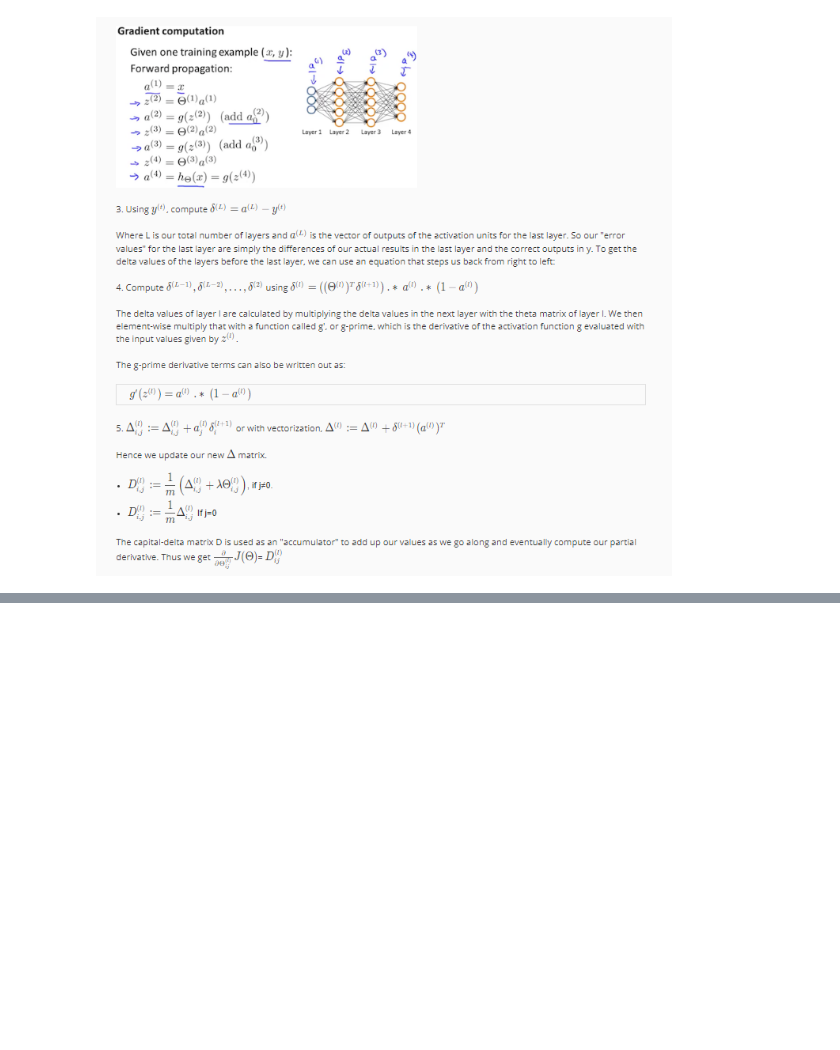
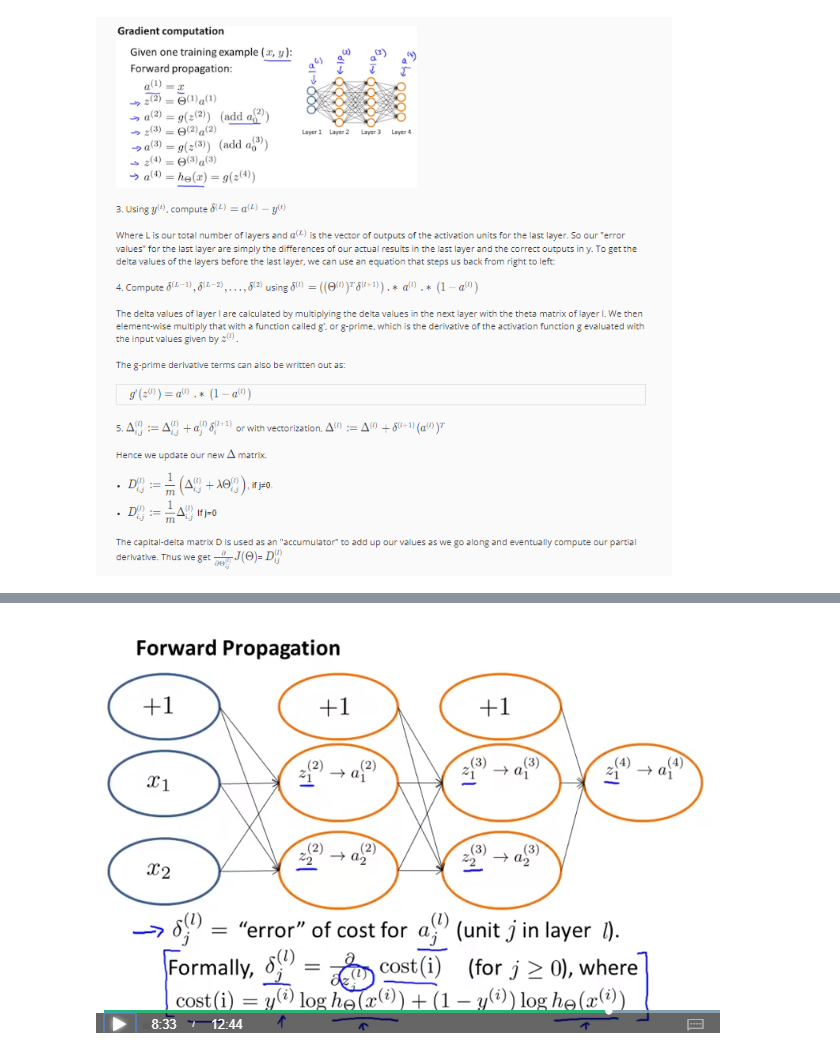
Before and after one commit to louloret/Andrew-NG-Machine-Learning, a Jupyter notebook: Week 5 Neural Nets Cost Function and Backpropagation-checkpoint.ipynb, the cells around one changed output, grey strips where cells are left out. Saved outputs shown, nothing was run; the diff lists cells and outputs as text; code cells hidden in the pictures; blank space fills up the shorter version.

```diff
--- a/Week 5 Neural Nets Cost Function and Backpropagation-checkpoint.ipynb
+++ b/Week 5 Neural Nets Cost Function and Backpropagation-checkpoint.ipynb
@@ -98,0 +115,4 @@ Image(filename  = path + "backprop_summary2.png")
+# %%
+Image(filename  = path + "backprop_partialderiv.png")
+# %% [output]
+[figure, added]
```
Also changed, not shown: parts of 8 cells of this notebook.
